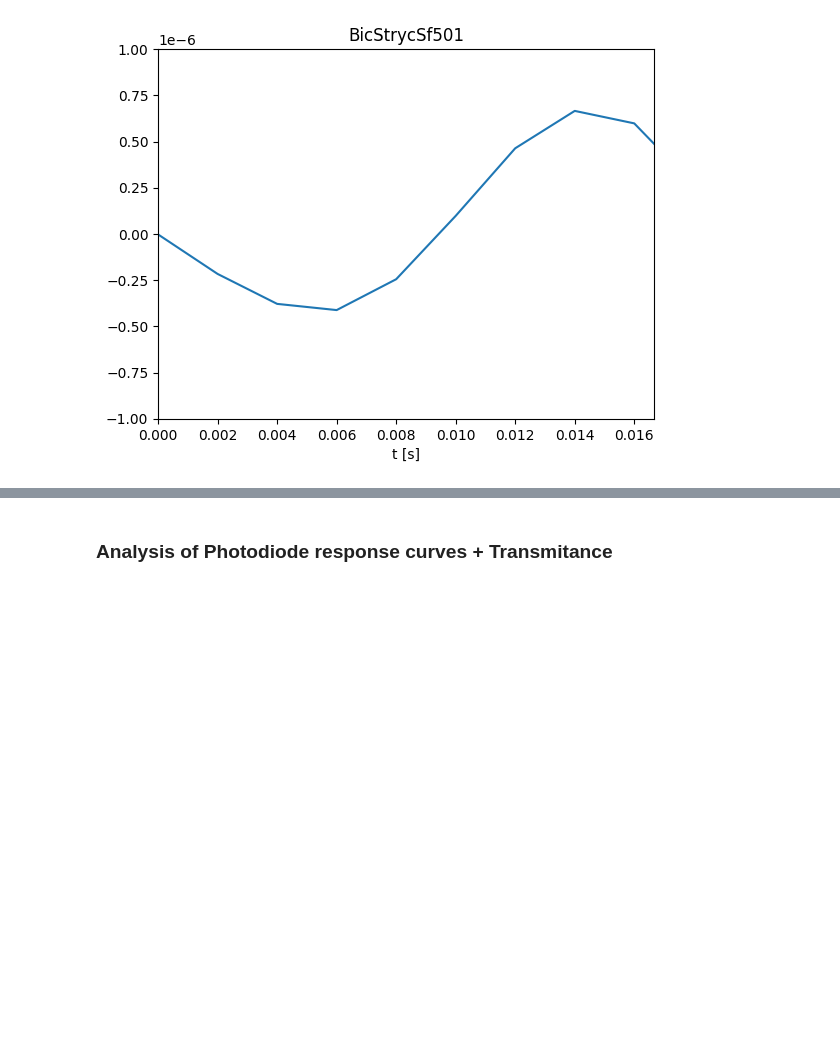
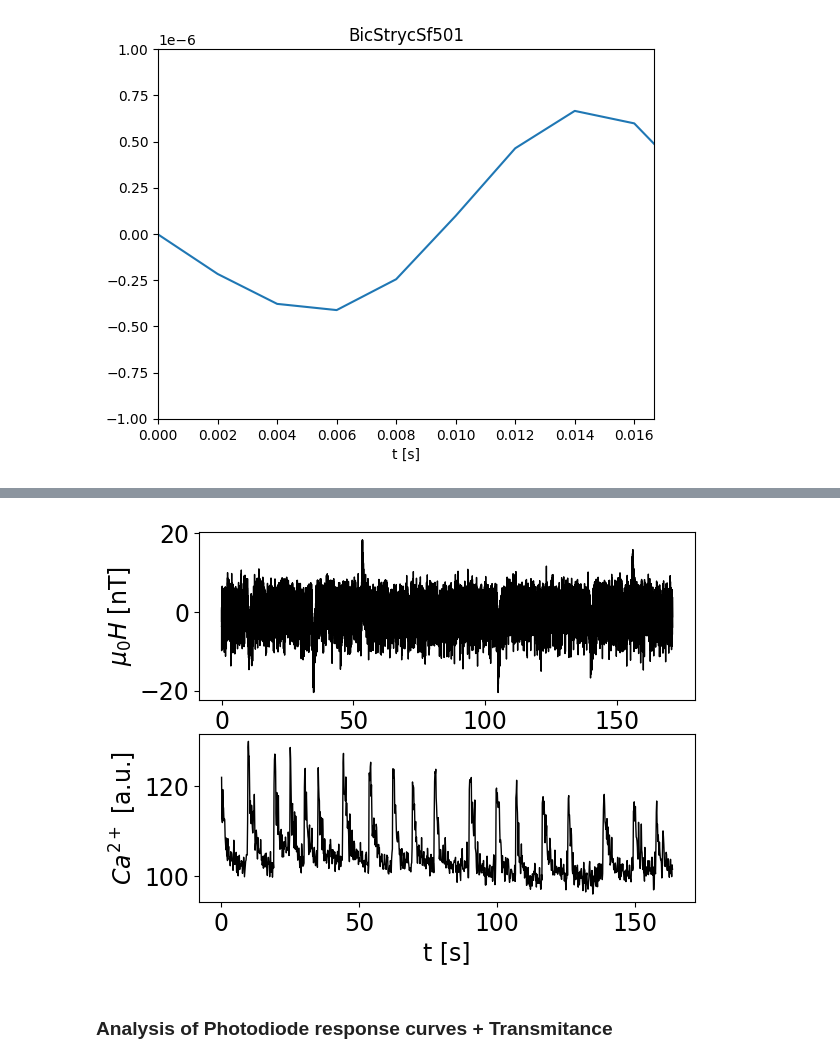
Before and after one commit to Guilldeas/General_Purpose_Analysis, a Jupyter notebook: Back_of_the_envelope.ipynb, the cells around one changed output, grey strips where cells are left out. Cells and saved outputs as stored; diff of their text form; code cells hidden in the pictures; blank space fills up the shorter version.

```diff
--- a/Back_of_the_envelope.ipynb
+++ b/Back_of_the_envelope.ipynb
@@ -238,3 +285,49 @@ plt.show()
+# %%
+# Part of these steps have already been taken in the previous example cells but I'll retake them again for clarity
+
+# Get experimental data extracted from CSVs
+Magnetic_data = csv2array(file_name="BicStrycSf501.csv", folder_name="Data", column_x_index=0, column_y_index=1, starting_row=2, Delimiter=';')
+Ca2_data = csv2array(file_name="BICPDMS000ROI.csv", folder_name="Data", column_x_index=0, column_y_index=1, starting_row=2, Delimiter=';')
+
+# Change scale of the raw magnetic signal to nT
+Magnetic_data[1] = Magnetic_data[1] * 1E6
+
+# Label arrays for better use
+x_raw_mag, y_raw_mag = Magnetic_data[0], Magnetic_data[1]
+x_raw_Ca, y_raw_Ca = Ca2_data[0], Ca2_data[1]
+
+
+# Filter signals
+_ , y_filt_mag, _ = filter_data(order=7, cutoff_freq=1, data=Magnetic_data, Btype='low', graph=False)
+_ , y_filt_Ca, _ = filter_data(order=7, cutoff_freq=1, data=Ca2_data, Btype='low', graph=False)
+
+# Create a figure with two subplots
+fig, axs = plt.subplots(2, 1)
+
+# Change default font size for all text in plot
+plt.rcParams.update({'font.size': 17})
+
+# Plot raw vs filtered data
+ax = axs[0]
+ax.clear()
+ax.plot(x_raw_mag, y_raw_mag, color="k", linewidth=1, label='Filtered data')
+ax.set_ylabel(r'$\mu_{0} H$ [nT]')
+
+ax = axs[1]
+ax.clear()
+ax.plot(x_raw_Ca, y_raw_Ca, color="k", linewidth=1)
+ax.set_ylabel(r'$Ca^{2+}$ [a.u.]')
+ax.set_xlabel('t [s]')
+
+# Adjust the spacing between subplots
+plt.subplots_adjust(hspace=0.2)
+
+plt.show()
+
+# Set font size back to default
+plt.rcParams.update({'font.size': 10})
+# %% [output]
+[figure, added]
 # %% [markdown]
 ### Analysis of Photodiode response curves + Transmitance
 # %% [markdown]
```
Also changed, not shown: parts of 6 cells of this notebook, 1 other file.
